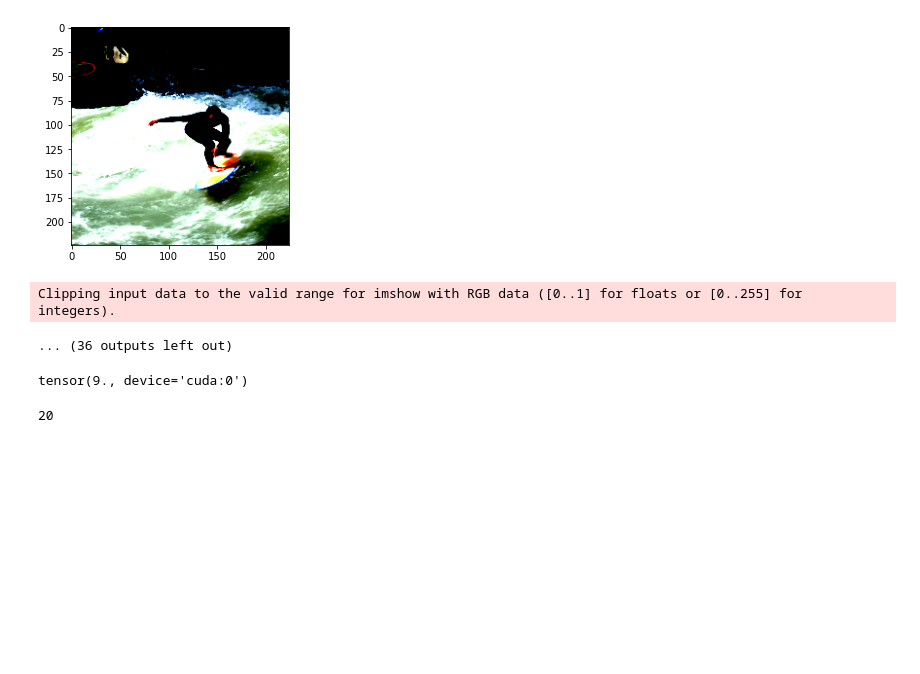
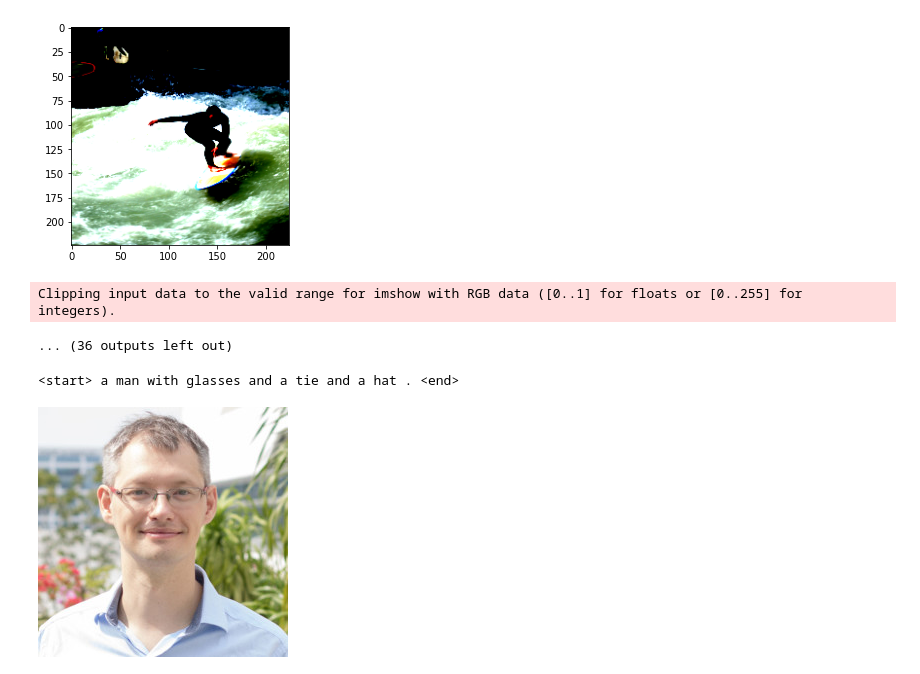
Before and after one commit to garyongguanjie/DeepLearningFinalProject, a Jupyter notebook: Untitled1.ipynb, the cells around one changed output. Cells and saved outputs as stored; diff of their text form; code cells hidden in the pictures; blank space fills up the shorter version.

```diff
--- a/Untitled1.ipynb
+++ b/Untitled1.ipynb
@@ -110,11 +110,26 @@ Actual:  <start> the bathroom had a tub with two sinks and a separate shower . <
 [figure]
 Clipping input data to the valid range for imshow with RGB data ([0..1] for floats or [0..255] for integers).
 ... (36 outputs left out)
-# %%
-lengths1[0]
-# %% [output]
-tensor(9., device='cuda:0')
-# %%
-lengths[0]
-# %% [output]
-20
+# %%
+from PIL import Image
+def test_myphoto(path,encoder,decoder):
+    image1 = Image.open(path).convert('RGB')
+    image = transformation(image1)
+    encoder.eval()
+    decoder.eval()
+    encoded_image = encoder(image.unsqueeze(0).cuda())
+    predictions,lengths1,alphas = decoder.inference(encoded_image)
+    predicted = predictions.argmax(dim=2)
+    lengths = lengths1[0].item()
+
+    print("<start>",end= " ")
+
+    for j in range(int(lengths)):
+        print(vocab.idx2word[predicted[0][j].cpu().detach().item()],end=" ")
+    print(" ")
+    return image1
+# %%
+test_myphoto('alex2.jpg',encoder,decoder)
+# %% [output]
+<start> a man with glasses and a tie and a hat . <end>
+[figure, added]
```
Also changed, not shown: 1 other file.
